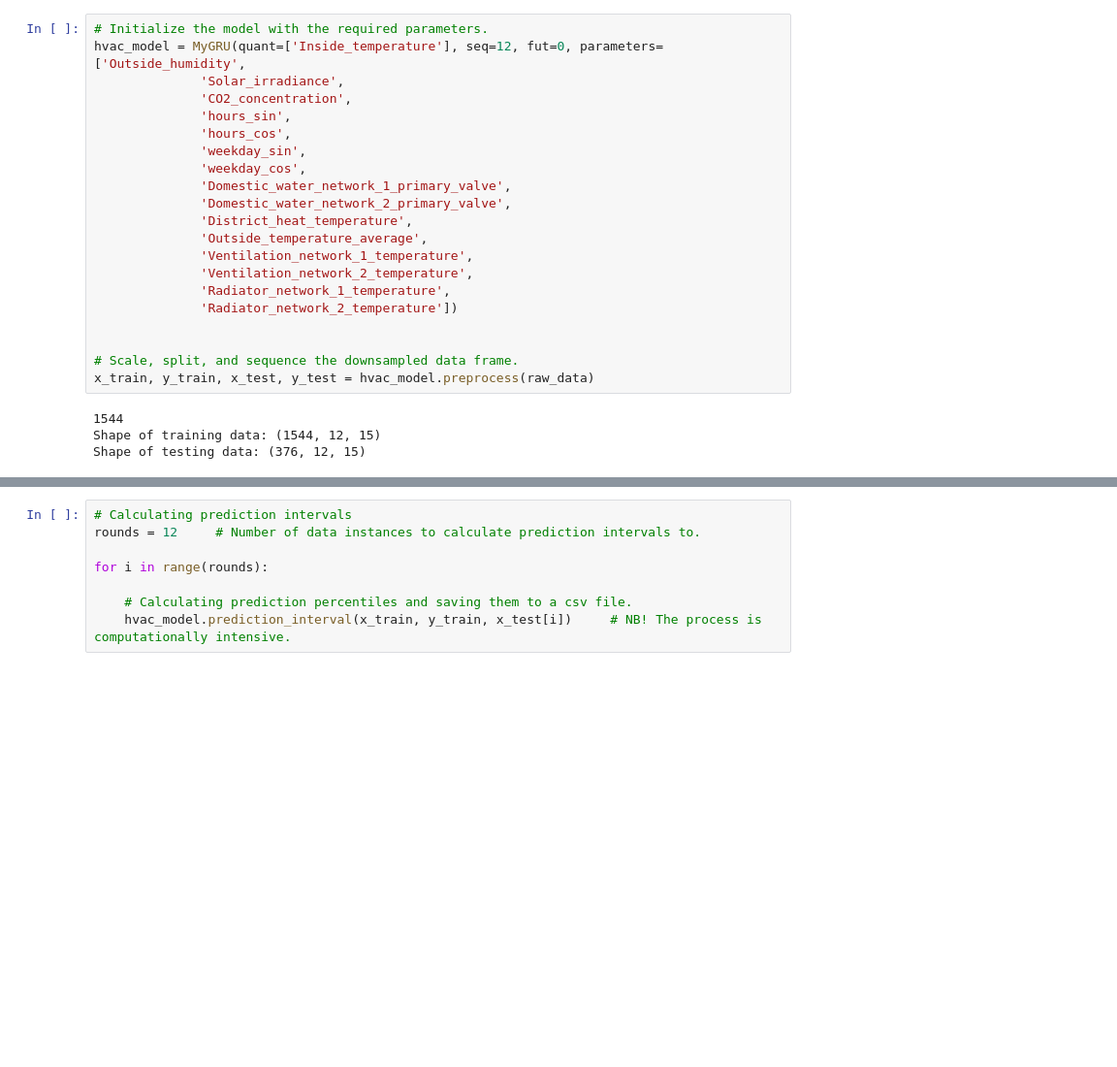
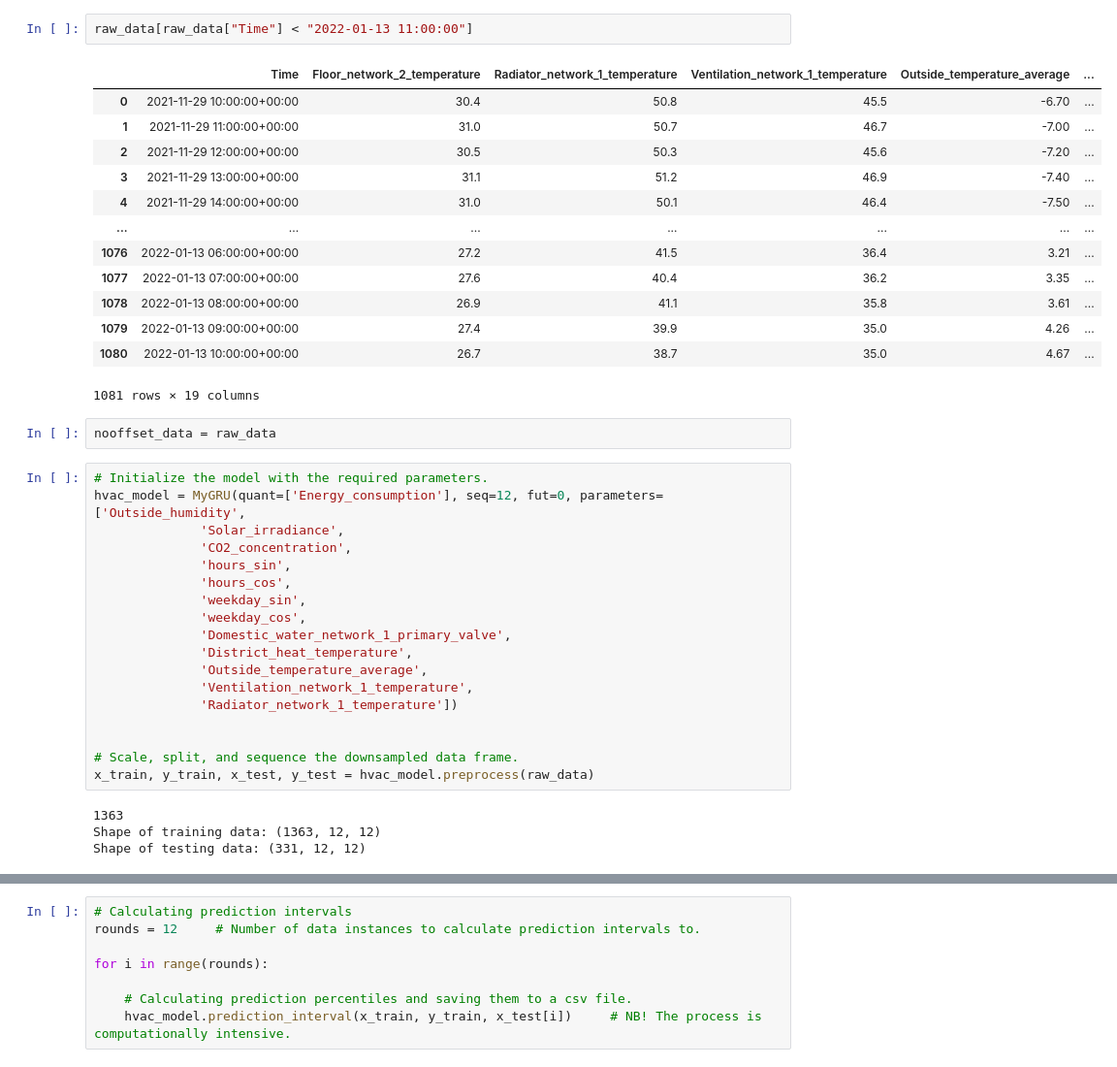
Before and after one commit to hamk-uas/HAMK_Smart_City, a Jupyter notebook: main.ipynb, the cells around one changed output, grey strips where cells are left out. Shown: that part at 97% size. Cells and saved outputs as stored; diff of their text form; blank space fills up the shorter version.

```diff
--- a/main.ipynb
+++ b/main.ipynb
@@ -45,6 +27,24 @@ raw_data
+# %%
+raw_data[raw_data["Time"] < "2022-01-13 11:00:00"]
+# %% [output]
+|  | Time | Floor_network_2_temperature | Radiator_network_1_temperature | Ventilation_network_1_temperature | Outside_temperature_average | ... |
+| 0 | 2021-11-29 10:00:00+00:00 | 30.4 | 50.8 | 45.5 | -6.70 | ... |
+| 1 | 2021-11-29 11:00:00+00:00 | 31.0 | 50.7 | 46.7 | -7.00 | ... |
+| 2 | 2021-11-29 12:00:00+00:00 | 30.5 | 50.3 | 45.6 | -7.20 | ... |
+| 3 | 2021-11-29 13:00:00+00:00 | 31.1 | 51.2 | 46.9 | -7.40 | ... |
+| 4 | 2021-11-29 14:00:00+00:00 | 31.0 | 50.1 | 46.4 | -7.50 | ... |
+| ... | ... | ... | ... | ... | ... | ... |
+| 1076 | 2022-01-13 06:00:00+00:00 | 27.2 | 41.5 | 36.4 | 3.21 | ... |
+| 1077 | 2022-01-13 07:00:00+00:00 | 27.6 | 40.4 | 36.2 | 3.35 | ... |
+| 1078 | 2022-01-13 08:00:00+00:00 | 26.9 | 41.1 | 35.8 | 3.61 | ... |
+| 1079 | 2022-01-13 09:00:00+00:00 | 27.4 | 39.9 | 35.0 | 4.26 | ... |
+| 1080 | 2022-01-13 10:00:00+00:00 | 26.7 | 38.7 | 35.0 | 4.67 | ... |
+1081 rows × 19 columns
+# %%
+nooffset_data = raw_data
 # %%
 # Initialize the model with the required parameters.
-hvac_model = MyGRU(quant=['Inside_temperature'], seq=12, fut=0, parameters=['Outside_humidity',
+hvac_model = MyGRU(quant=['Energy_consumption'], seq=12, fut=0, parameters=['Outside_humidity',
               'Solar_irradiance',
               'CO2_concentration',
               'hours_sin',
@@ -52,21 +52,18 @@ hvac_model = MyGRU(quant=['Inside_temperature'], seq=12, fut=0, parameters=['Out
               'weekday_sin',
               'weekday_cos',
               'Domestic_water_network_1_primary_valve',
-              'Domestic_water_network_2_primary_valve',
               'District_heat_temperature',
               'Outside_temperature_average',
               'Ventilation_network_1_temperature',
-              'Ventilation_network_2_temperature',
-              'Radiator_network_1_temperature',
-              'Radiator_network_2_temperature'])
+              'Radiator_network_1_temperature'])
 
 
 # Scale, split, and sequence the downsampled data frame.
 x_train, y_train, x_test, y_test = hvac_model.preprocess(raw_data)
 # %% [output]
-1544
-Shape of training data: (1544, 12, 15)
-Shape of testing data: (376, 12, 15)
+1363
+Shape of training data: (1363, 12, 12)
+Shape of testing data: (331, 12, 12)
 # %%
 # Train the model using custom fit method.
 # Does hyperparameter optimization automatically in pre-defined search space. Comment row below, if you have already trained the model.
```
Also changed, not shown: parts of 8 cells of this notebook, 12 other files.
